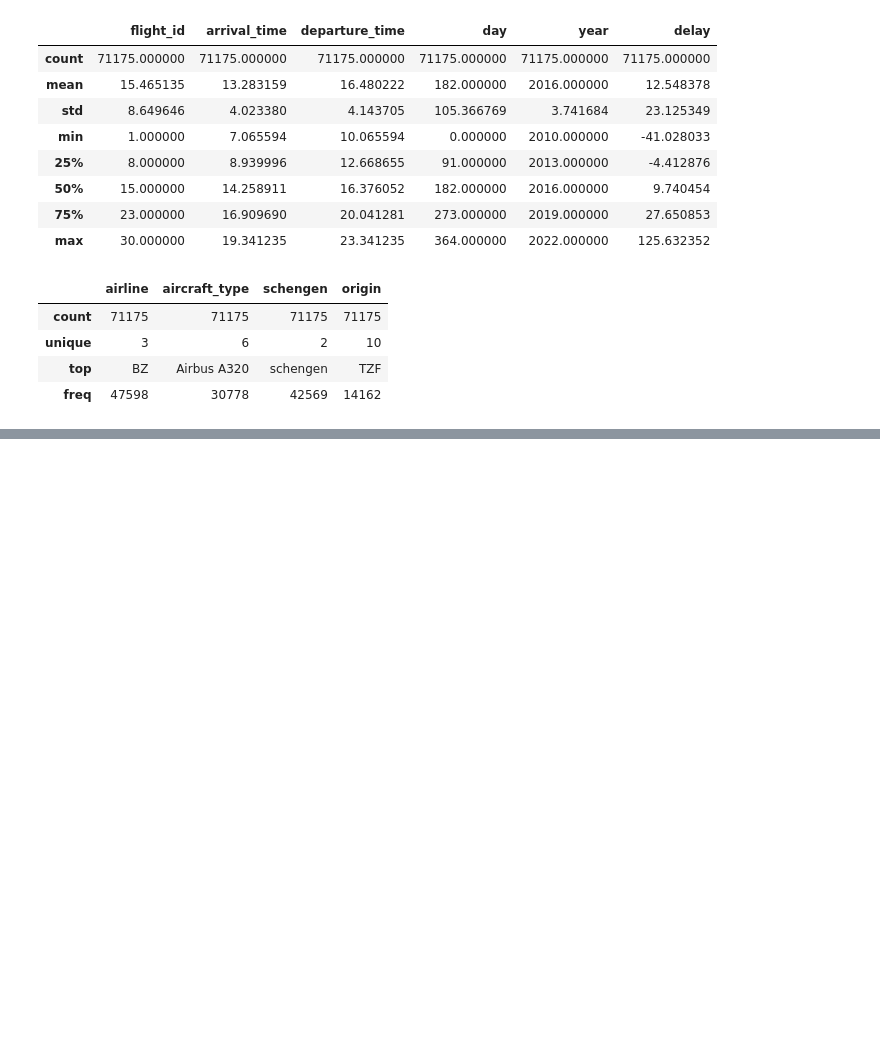
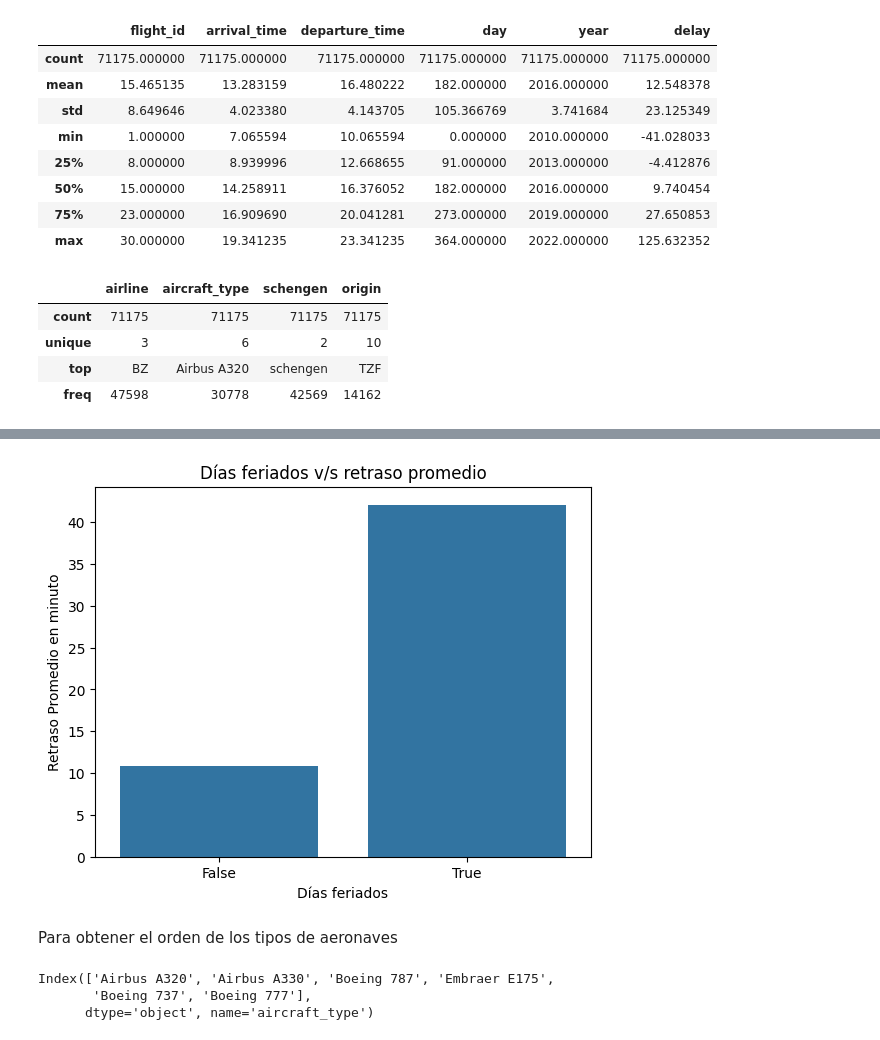
Before and after one commit to Maucho6340/1764-estadistica-con-python-probabilidad-y-muestreo, a Jupyter notebook: optimizacion_aeroportuaria_propio.ipynb, the cells around one changed output, grey strips where cells are left out. Drawn from its saved outputs; the diff is of its cells as text; code cells hidden in the pictures; blank space fills up the shorter version.

```diff
--- a/optimizacion_aeroportuaria_propio.ipynb
+++ b/optimizacion_aeroportuaria_propio.ipynb
@@ -56,0 +94,17 @@ datos.describe(include='O')
+# %%
+avg_delay = datos.groupby('is_holiday')['delay'].mean().reset_index()
+sns.barplot(x='is_holiday', y='delay', data=avg_delay)
+plt.title('Días feriados v/s retraso promedio')
+plt.xlabel('Días feriados')
+plt.ylabel('Retraso Promedio en minuto')
+plt.show()
+# %% [output]
+[figure, added]
+# %% [markdown]
+Para obtener el orden de los tipos de aeronaves
+# %%
+datos['aircraft_type'].value_counts().index
+# %% [output]
+Index(['Airbus A320', 'Airbus A330', 'Boeing 787', 'Embraer E175',
+       'Boeing 737', 'Boeing 777'],
+      dtype='object', name='aircraft_type')
```
Also changed, not shown: parts of 27 cells of this notebook.
